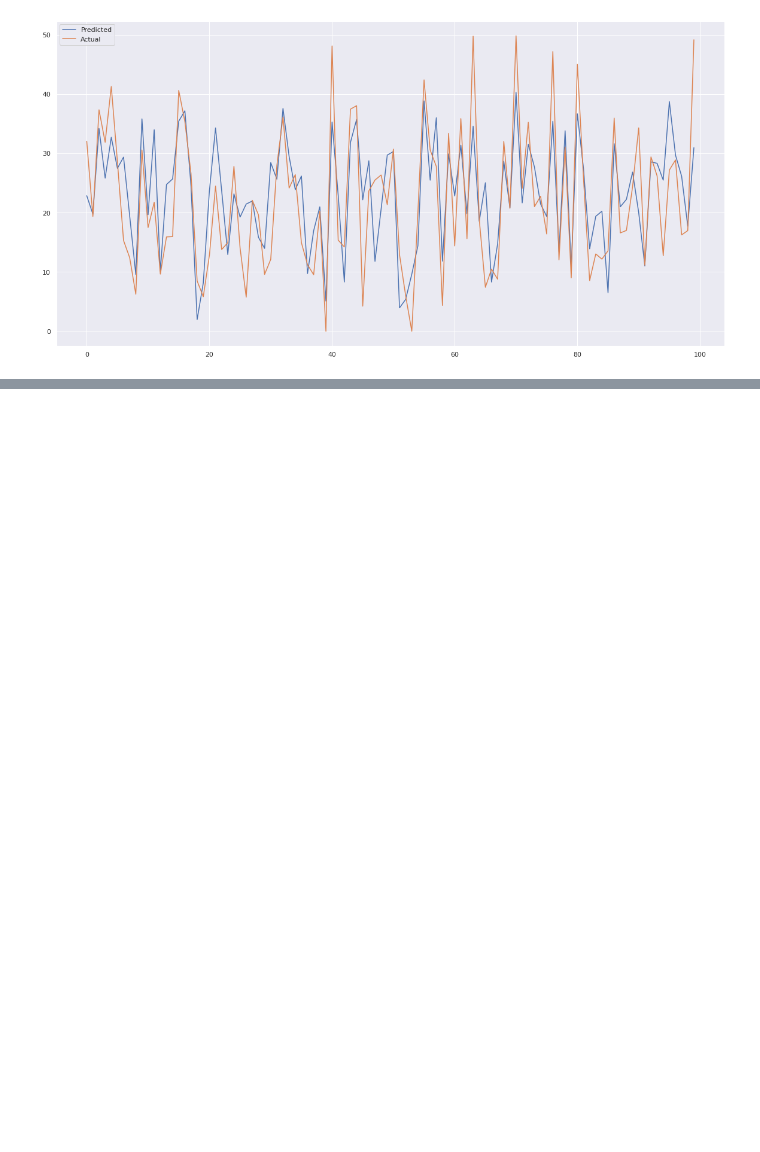
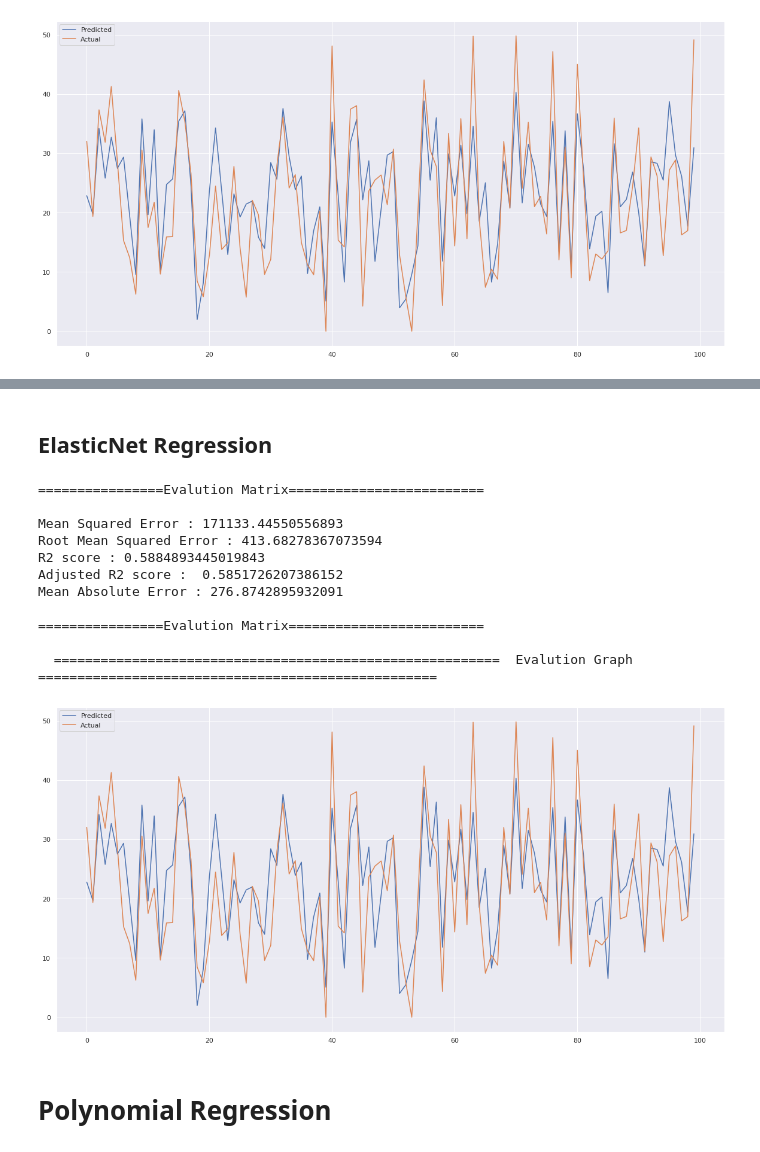
Before and after one commit to FarazAhmad2/Bike-Sharing-Demand-Prediction, a Jupyter notebook: Bike_Sharing_Demand_Prediction_Capstone_Project.ipynb, the cells around one changed output, grey strips where cells are left out. Cells and saved outputs as stored; diff of their text form; code cells hidden in the pictures; blank space fills up the shorter version.

```diff
--- a/Bike_Sharing_Demand_Prediction_Capstone_Project.ipynb
+++ b/Bike_Sharing_Demand_Prediction_Capstone_Project.ipynb
@@ -548,0 +601,28 @@ Mean Absolute Error : 277.02381483642125
+# %% [markdown]
+## ElasticNet Regression
+# %%
+from sklearn.linear_model import ElasticNet
+elastic = ElasticNet()
+
+# finding the best parameters for ElasticNet model by gridsearchcv
+
+parameters = {'alpha': [1e-15,1e-13,1e-10,1e-8,1e-5,1e-4,1e-3,1e-2,1e-1,1,5,10,20,30,40,45,50,55,60,100],'l1_ratio':[0.1,0.2,0.3,0.4,0.5]}
+elastic_grid = GridSearchCV(elastic, parameters, scoring='neg_mean_squared_error',cv=5)
+# %%
+# calling train_linear_model function to train,fit and evaluate the ElasticNet model
+train_linear_model(elastic_grid,X_train,y_train,X_test,y_test)
+# %% [output]
+================Evalution Matrix=========================
+
+Mean Squared Error : 171133.44550556893
+Root Mean Squared Error : 413.68278367073594
+R2 score : 0.5884893445019843
+Adjusted R2 score :  0.5851726207386152
+Mean Absolute Error : 276.8742895932091
+
+================Evalution Matrix=========================
+
+  =========================================================  Evalution Graph  ===================================================
+[figure, added]
+# %% [markdown]
+# Polynomial Regression
```
Also changed, not shown: parts of 23 cells of this notebook.
